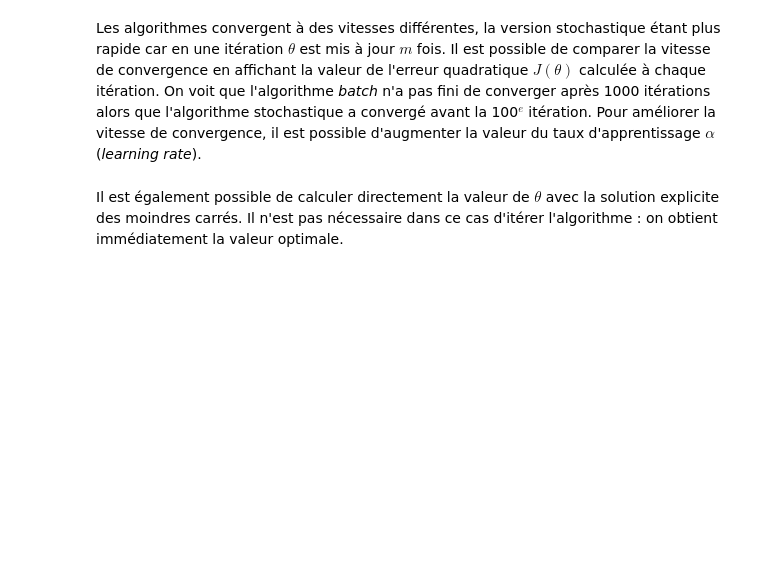
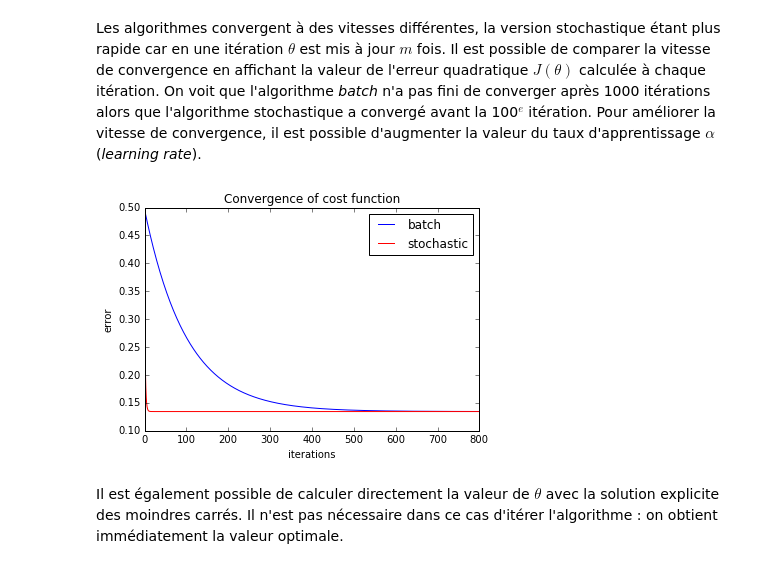
Before and after one commit to sylvchev/coursMLpython, a Jupyter notebook: 3a-RegressionLineaire-Immobilier.ipynb, the cells around one changed output. Saved outputs shown, nothing was run; the diff lists cells and outputs as text; code cells hidden in the pictures; blank space fills up the shorter version.

```diff
--- a/3a-RegressionLineaire-Immobilier.ipynb
+++ b/3a-RegressionLineaire-Immobilier.ipynb
@@ -229,10 +239,12 @@ Les algorithmes convergent à des vitesses différentes, la version stochastique
 # %%
 f = plt.plot(J_batch, 'b', label='batch')
 g = plt.plot(J_stochastic, 'r', label='stochastic')
 plt.title('Convergence of cost function')
 plt.xlabel('iterations')
 plt.ylabel('error')
-plt.legend()
+_ = plt.legend()
+# %% [output]
+[figure, added]
 # %% [markdown]
 Il est également possible de calculer directement la valeur de $\theta$ avec la solution explicite des moindres carrés. Il n'est pas nécessaire dans ce cas d'itérer l'algorithme : on obtient immédiatement la valeur optimale.
 # %%
```
Also changed, not shown: parts of 13 cells of this notebook, 1 other file.
